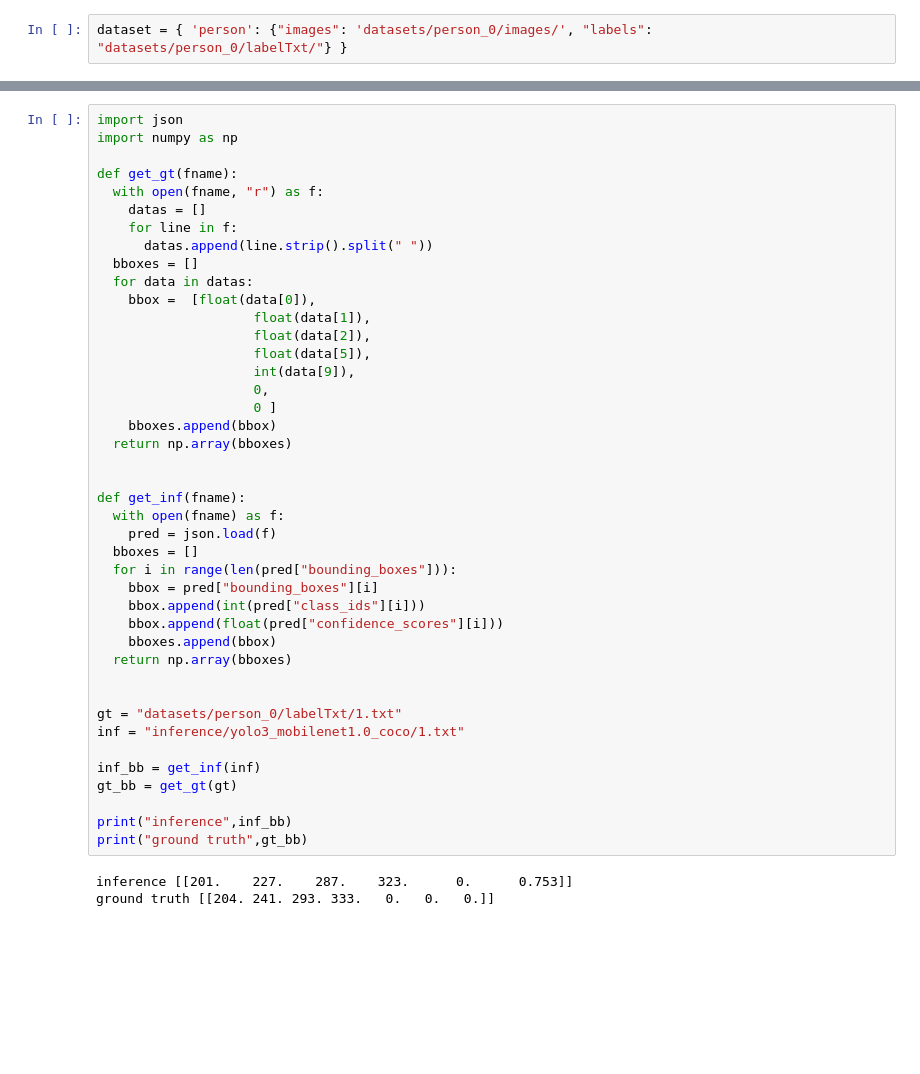
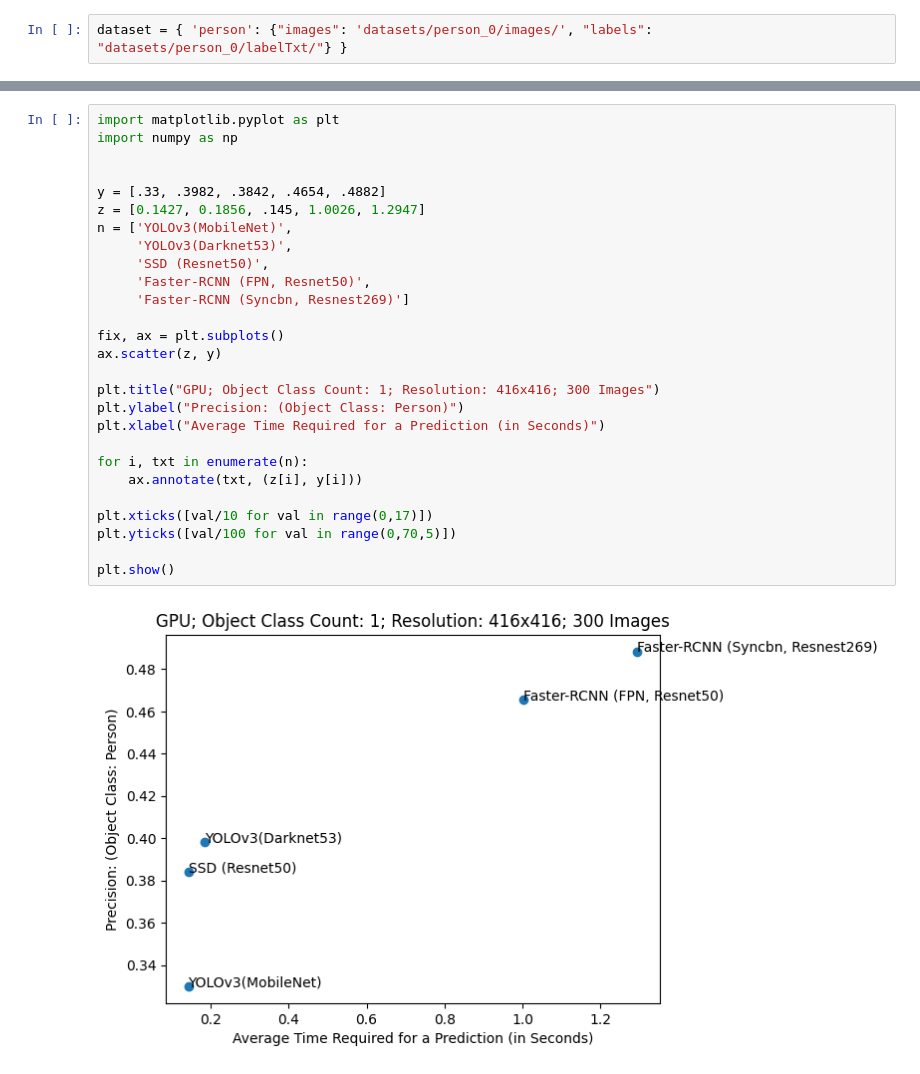
Before and after one commit to lucriver/comp_viz, a Jupyter notebook: testing.ipynb, the cells around one changed output, grey strips where cells are left out. Drawn from its saved outputs; the diff is of its cells as text; blank space fills up the shorter version.

Commit message:
More Data within notebook.

```diff
--- a/testing.ipynb
+++ b/testing.ipynb
@@ -115,45 +153,29 @@ faster_rcnn_fpn_syncbn_resnest269_coco 0.48821023
-# %%
-import json
-import numpy as np
-
-def get_gt(fname):
-  with open(fname, "r") as f:
-    datas = []
-    for line in f:
-      datas.append(line.strip().split(" "))
-  bboxes = []
-  for data in datas:
-    bbox =  [float(data[0]),
-                    float(data[1]),
-                    float(data[2]),
-                    float(data[5]),
-                    int(data[9]),
-                    0,
-                    0 ]
-    bboxes.append(bbox)
-  return np.array(bboxes)
-
-
-def get_inf(fname):
-  with open(fname) as f:
-    pred = json.load(f)
-  bboxes = []
-  for i in range(len(pred["bounding_boxes"])):
-    bbox = pred["bounding_boxes"][i]
-    bbox.append(int(pred["class_ids"][i]))
-    bbox.append(float(pred["confidence_scores"][i]))
-    bboxes.append(bbox)
-  return np.array(bboxes)
-
-
-gt = "datasets/person_0/labelTxt/1.txt"
-inf = "inference/yolo3_mobilenet1.0_coco/1.txt"
-
-inf_bb = get_inf(inf)
-gt_bb = get_gt(gt)
-
-print("inference",inf_bb)
-print("ground truth",gt_bb)
-# %% [output]
-inference [[201.    227.    287.    323.      0.      0.753]]
-ground truth [[204. 241. 293. 333.   0.   0.   0.]]
+# %%
+import matplotlib.pyplot as plt
+import numpy as np
+
+
+y = [.33, .3982, .3842, .4654, .4882]
+z = [0.1427, 0.1856, .145, 1.0026, 1.2947]
+n = ['YOLOv3(MobileNet)',
+     'YOLOv3(Darknet53)',
+     'SSD (Resnet50)',
+     'Faster-RCNN (FPN, Resnet50)',
+     'Faster-RCNN (Syncbn, Resnest269)']
+
+fix, ax = plt.subplots()
+ax.scatter(z, y)
+
+plt.title("GPU; Object Class Count: 1; Resolution: 416x416; 300 Images")
+plt.ylabel("Precision: (Object Class: Person)")
+plt.xlabel("Average Time Required for a Prediction (in Seconds)")
+
+for i, txt in enumerate(n):
+    ax.annotate(txt, (z[i], y[i]))
+
+plt.xticks([val/10 for val in range(0,17)])
+plt.yticks([val/100 for val in range(0,70,5)])
+
+plt.show()
+# %% [output]
+[figure, added]
```
Also changed, not shown: parts of 15 cells of this notebook.
